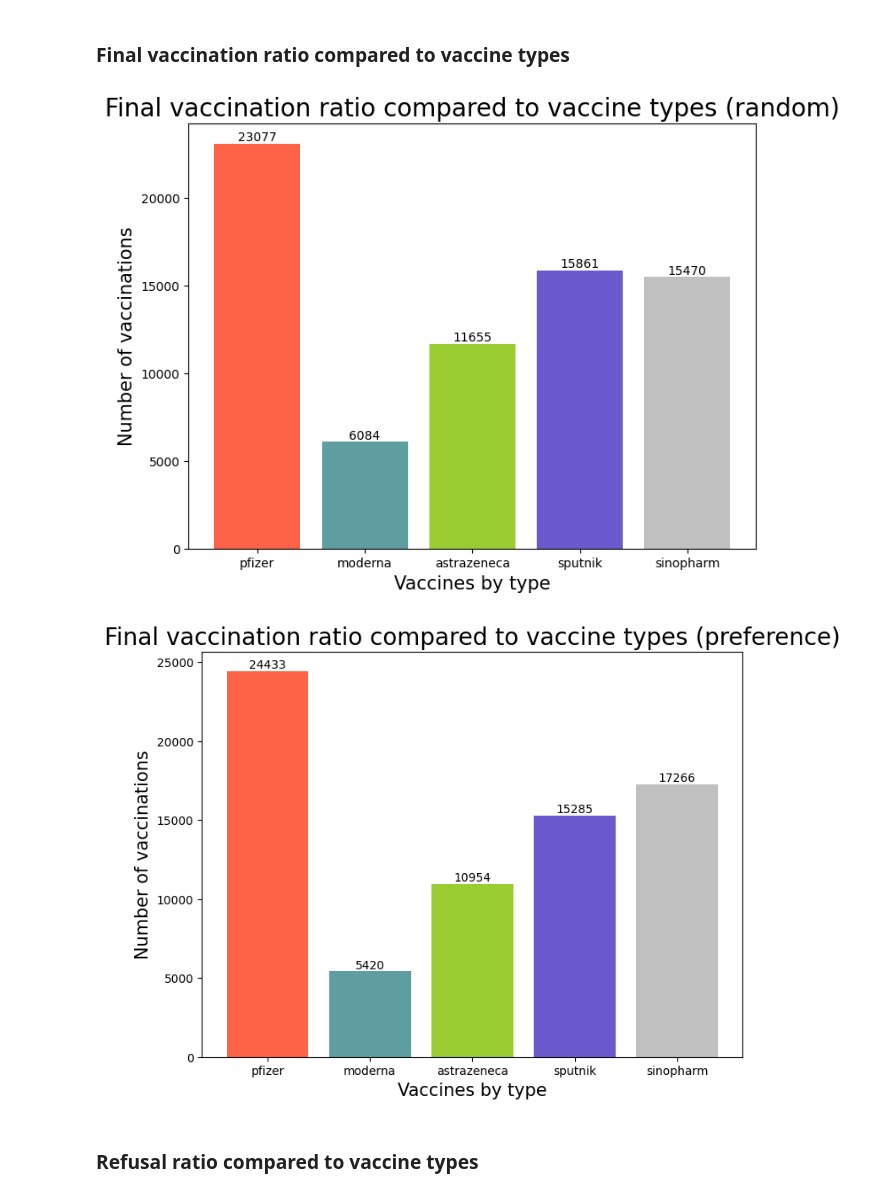
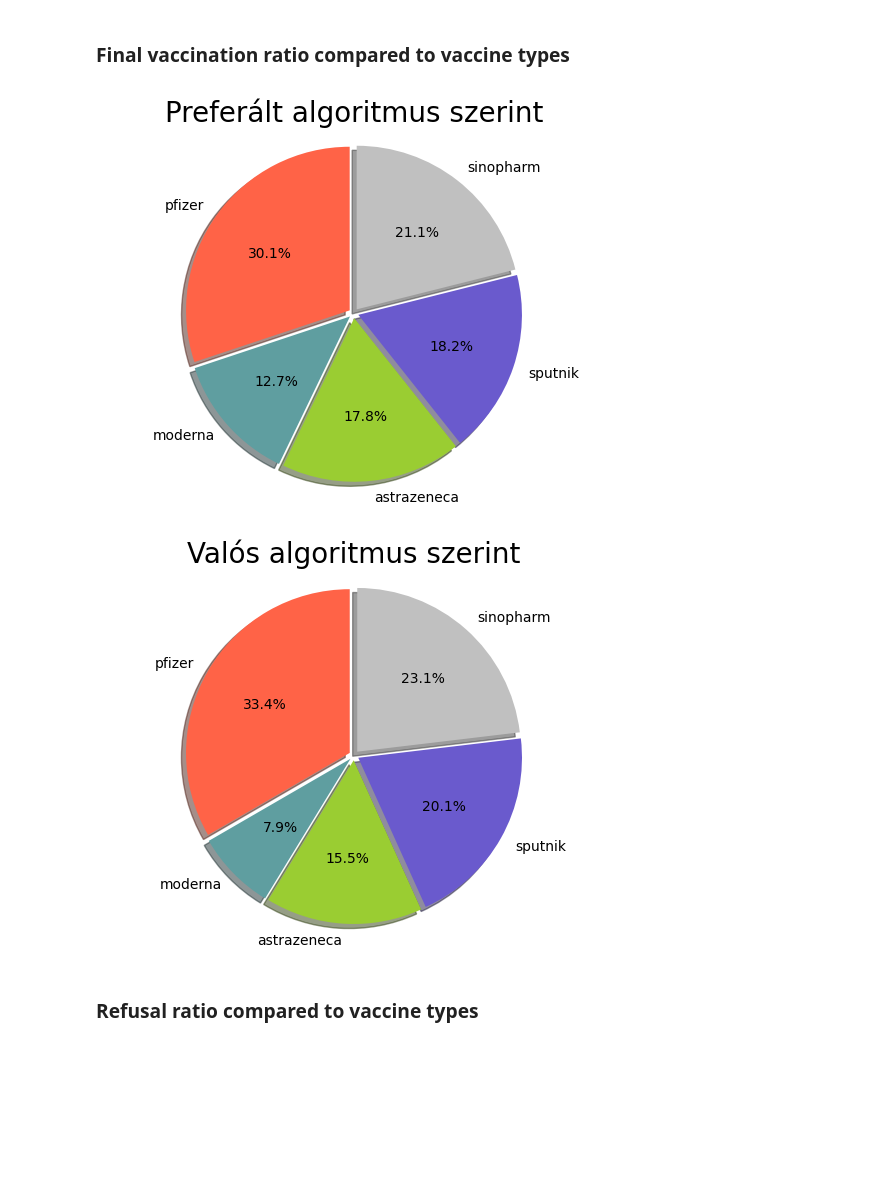
Before and after one commit to papel1/COVIDsim, a Jupyter notebook: Tests.ipynb, the cells around one changed output. Saved outputs shown, nothing was run; the diff lists cells and outputs as text; code cells hidden in the pictures; blank space fills up the shorter version.

```diff
--- a/Tests.ipynb
+++ b/Tests.ipynb
@@ -135,38 +158,36 @@ Vacination ratio: 73358 out of 100000.
 # %% [markdown]
 ### Final vaccination ratio compared to vaccine types
-# %%
-def print1(world: World, sim_type: str):
-    vaccine_name_list = [x.name for x in world.warehouse.vaccine_list]
-    chosen_vaccine = [0]*len(vaccine_name_list)
-
-    for p in world.population.people_list:
-        for vi in range(len(vaccine_name_list)):
-            if vaccine_name_list[vi] == p.selected_vaccine:
-                chosen_vaccine[vi]+=1
-                break
-
-    fig = plt.figure()
-    ax = fig.add_axes([0,0,1,1])
-    ax_bar=ax.bar(vaccine_name_list, chosen_vaccine, color=['tomato', 'cadetblue', 'yellowgreen', 'slateblue', 'silver'])
-    ax.set_xlabel('Vaccines by type',fontsize = 15)
-    ax.set_ylabel('Number of vaccinations',fontsize = 15)
-    ax.set_title(f'Final vaccination ratio compared to vaccine types ({sim_type})',fontsize = 20)
-
-    temps = ax_bar
-    labels = [f"{chosen_vaccine[i]}" for i in range(len(temps))]
-
-    for temp, label in zip(temps, labels):
-        height = temp.get_height()
-        ax.text(
-            temp.get_x() + temp.get_width() / 2, height + 5, label, ha="center", va="bottom"
-        )
-
-    plt.show()
-
-print1(world, "random")
-print1(world2, "preference")
-# %% [output]
-[figure, removed]
-[figure, removed]
+# %%
+def print1(world: World, title):
+    vaccine_name_list = [x.name for x in world.warehouse.vaccine_list]
+    chosen_vaccine = [0] * len(vaccine_name_list)
+    _chosen_vaccine = [0] * len(vaccine_name_list)
+    vaccinated = 0
+
+    for p in world.population.people_list:
+        if p.accepted:
+            vaccinated += 1
+        for vi in range(len(vaccine_name_list)):
+            if vaccine_name_list[vi] == p.selected_vaccine:
+                chosen_vaccine[vi] += 1
+                break
+
+    for v in range(len(chosen_vaccine)):
+        _chosen_vaccine[v] = chosen_vaccine[v] / vaccinated
+
+    colors = ['tomato', 'cadetblue', 'yellowgreen', 'slateblue', 'silver']
+    fig1, ax1 = plt.subplots()
+    explode = (0.03, 0.03, 0.03, 0.03, 0.03)
+    ax1.pie(_chosen_vaccine, explode = explode, labels = vaccine_name_list, colors = colors, autopct = '%1.1f%%', shadow = True, startangle = 90)
+    ax1.axis('equal')
+
+    plt.title(title, fontsize = 20)
+    plt.show()
+
+print1(world, 'Preferált algoritmus szerint') #pref
+print1(world2, 'Valós algoritmus szerint') #rand
+# %% [output]
+[figure, added]
+[figure, added]
 # %% [markdown]
 ### Refusal ratio compared to vaccine types
```
Also changed, not shown: parts of 21 cells of this notebook, 44 other files.
